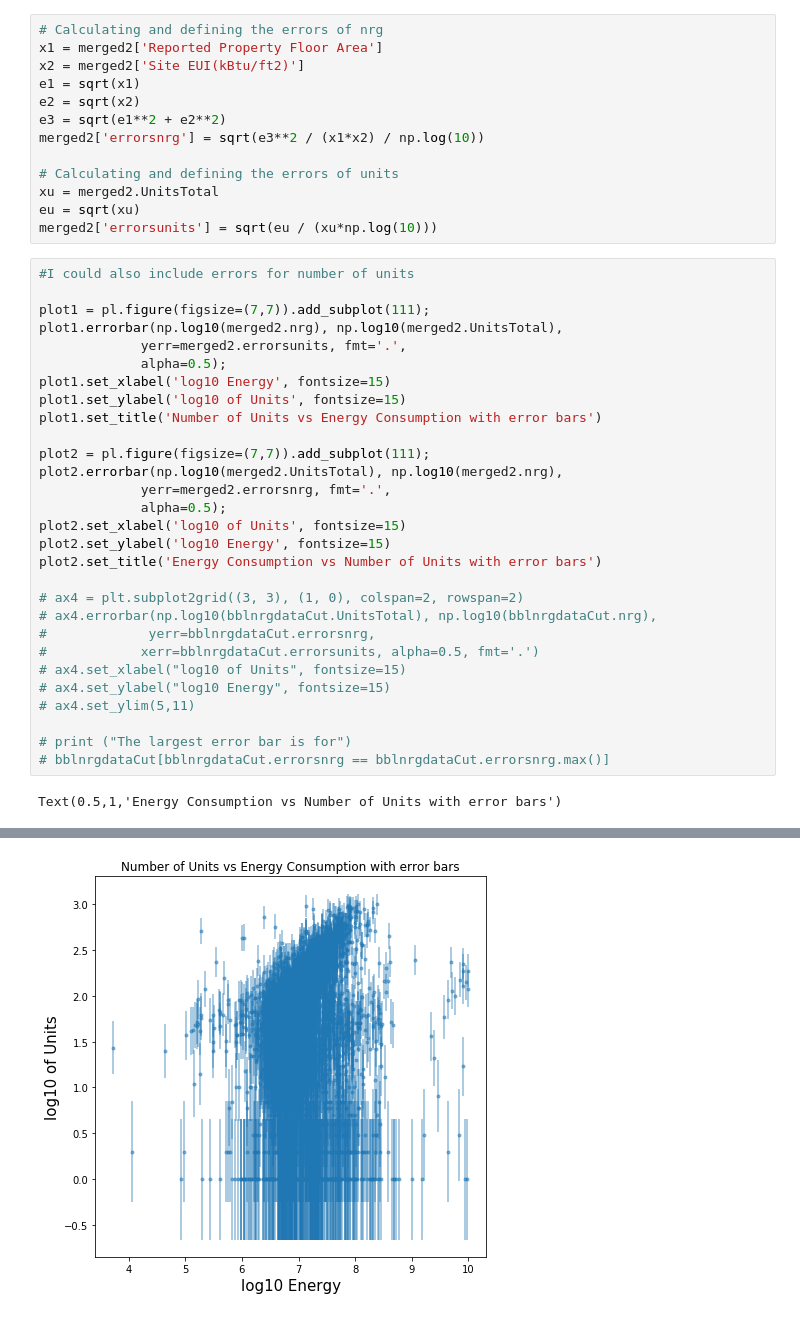
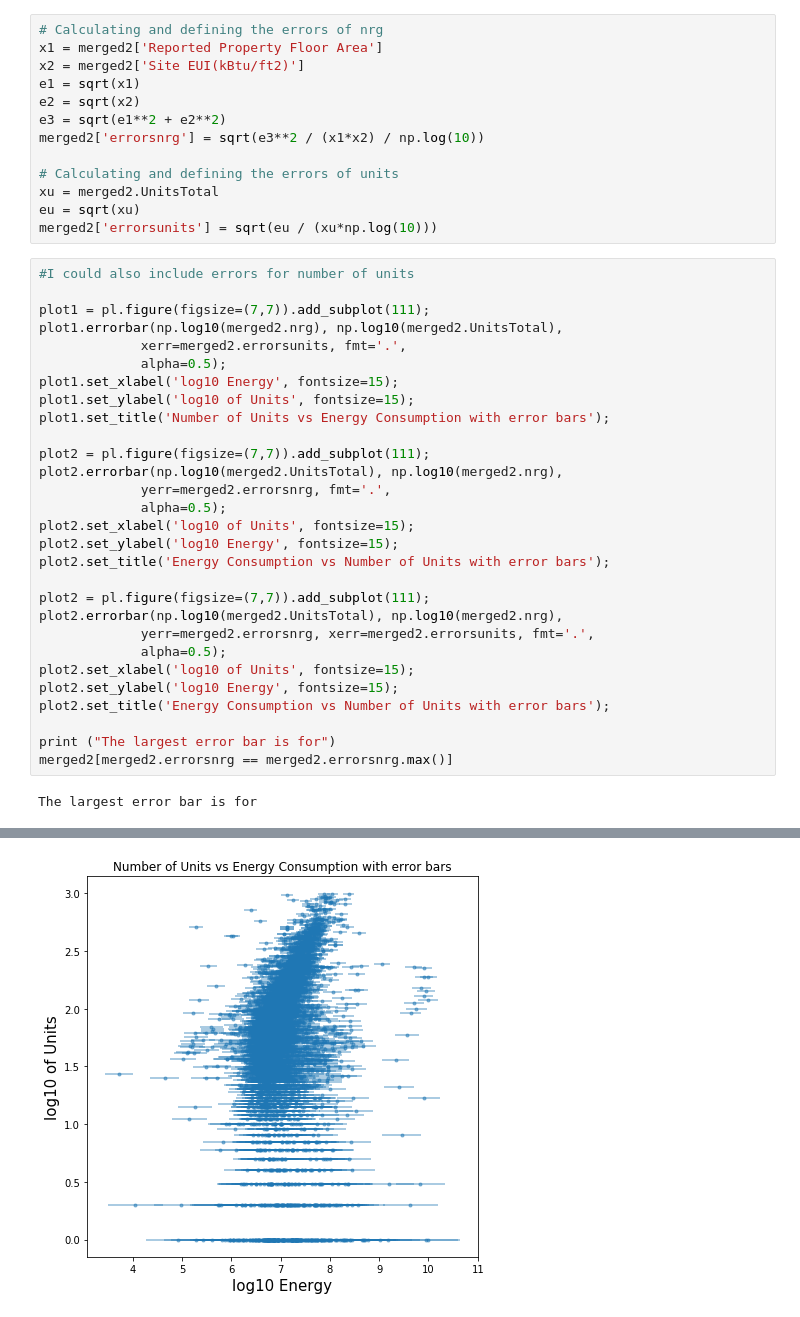
Before and after one commit to tisola/PUI2018_ti582, a Jupyter notebook: HW10_ti582/HW10_A2_TI.ipynb, the cells around one changed output, grey strips where cells are left out. Saved outputs shown, nothing was run; the diff lists cells and outputs as text.

```diff
--- a/HW10_ti582/HW10_A2_TI.ipynb
+++ b/HW10_ti582/HW10_A2_TI.ipynb
@@ -488,29 +502,29 @@ merged2['errorsunits'] = sqrt(eu / (xu*np.log(10)))
 
 plot1 = pl.figure(figsize=(7,7)).add_subplot(111);
 plot1.errorbar(np.log10(merged2.nrg), np.log10(merged2.UnitsTotal),
-             yerr=merged2.errorsunits, fmt='.',
+             xerr=merged2.errorsunits, fmt='.',
              alpha=0.5);
-plot1.set_xlabel('log10 Energy', fontsize=15)
-plot1.set_ylabel('log10 of Units', fontsize=15)
-plot1.set_title('Number of Units vs Energy Consumption with error bars')
+plot1.set_xlabel('log10 Energy', fontsize=15);
+plot1.set_ylabel('log10 of Units', fontsize=15);
+plot1.set_title('Number of Units vs Energy Consumption with error bars');
 
 plot2 = pl.figure(figsize=(7,7)).add_subplot(111);
 plot2.errorbar(np.log10(merged2.UnitsTotal), np.log10(merged2.nrg),
              yerr=merged2.errorsnrg, fmt='.',
              alpha=0.5);
-plot2.set_xlabel('log10 of Units', fontsize=15)
-plot2.set_ylabel('log10 Energy', fontsize=15)
-plot2.set_title('Energy Consumption vs Number of Units with error bars')
+plot2.set_xlabel('log10 of Units', fontsize=15);
+plot2.set_ylabel('log10 Energy', fontsize=15);
+plot2.set_title('Energy Consumption vs Number of Units with error bars');
 
-# ax4 = plt.subplot2grid((3, 3), (1, 0), colspan=2, rowspan=2)
-# ax4.errorbar(np.log10(bblnrgdataCut.UnitsTotal), np.log10(bblnrgdataCut.nrg),
-#             yerr=bblnrgdataCut.errorsnrg,
-#            xerr=bblnrgdataCut.errorsunits, alpha=0.5, fmt='.')
-# ax4.set_xlabel("log10 of Units", fontsize=15)
-# ax4.set_ylabel("log10 Energy", fontsize=15)
-# ax4.set_ylim(5,11)
+plot2 = pl.figure(figsize=(7,7)).add_subplot(111);
+plot2.errorbar(np.log10(merged2.UnitsTotal), np.log10(merged2.nrg),
+             yerr=merged2.errorsnrg, xerr=merged2.errorsunits, fmt='.',
+             alpha=0.5);
+plot2.set_xlabel('log10 of Units', fontsize=15);
+plot2.set_ylabel('log10 Energy', fontsize=15);
+plot2.set_title('Energy Consumption vs Number of Units with error bars');
 
-# print ("The largest error bar is for")
-# bblnrgdataCut[bblnrgdataCut.errorsnrg == bblnrgdataCut.errorsnrg.max()]
+print ("The largest error bar is for")
+merged2[merged2.errorsnrg == merged2.errorsnrg.max()]
 # %% [output]
-Text(0.5,1,'Energy Consumption vs Number of Units with error bars')
+The largest error bar is for
@@ -517,2 +533,2 @@ Text(0.5,1,'Energy Consumption vs Number of Units with error bars')
-[figure, old version]
+[figure, new version]
 [figure]
```
Also changed, not shown: parts of 12 cells of this notebook.
